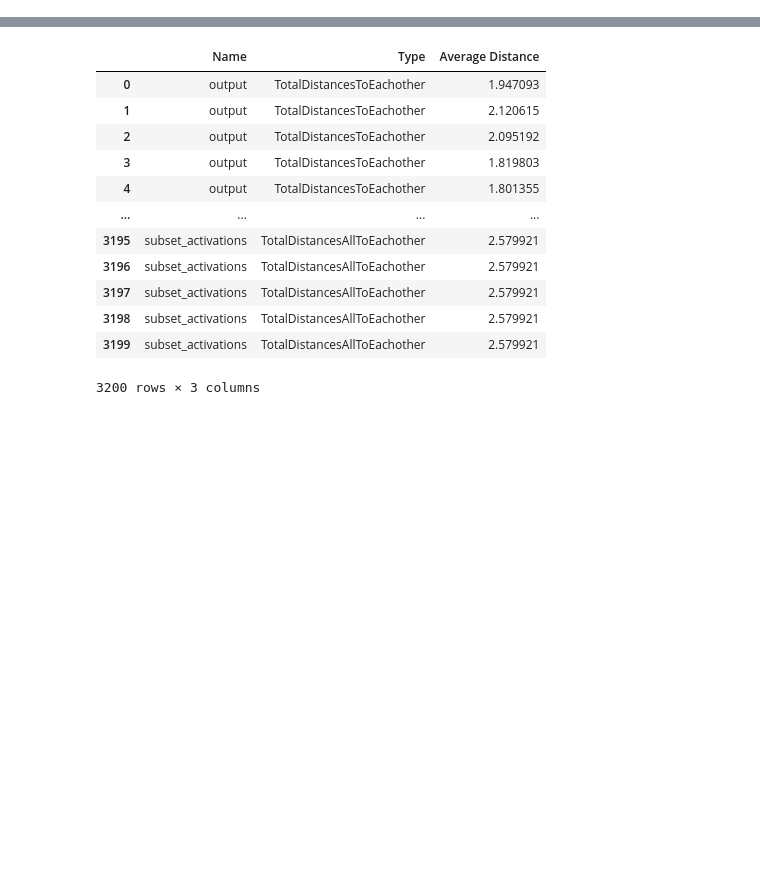
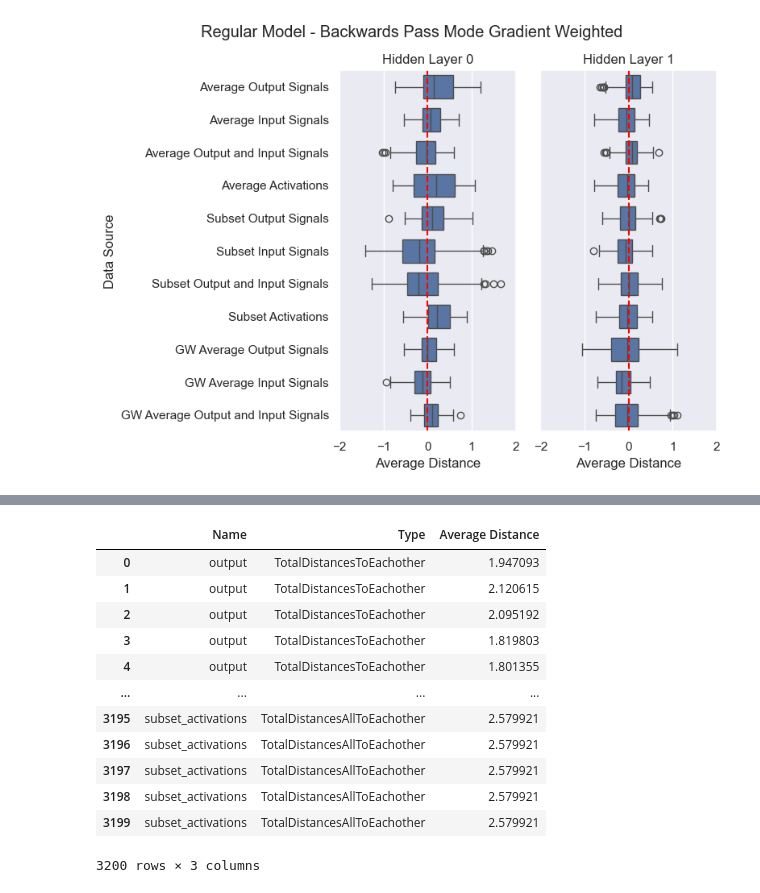
Before and after one commit to Razzorior/MARKUS_python, a Jupyter notebook: plot_creator.ipynb, the cells around one changed output, grey strips where cells are left out. Drawn from its saved outputs; the diff is of its cells as text; code cells hidden in the pictures; blank space fills up the shorter version.

Commit message:
Final Push for thesis version. Precalculations are not pushed, as the exeed size limit.

```diff
--- a/plot_creator.ipynb
+++ b/plot_creator.ipynb
@@ -22,0 +23,82 @@ dict_keys(['Name', 'Iteration', 'Class', 'PositionsPerHiddenLayer', 'TotalDistan
+# %%
+import pandas as pd
+import seaborn as sns
+import matplotlib.pyplot as plt
+import json
+import os
+
+# Defining JSON File path
+unity_path = "~/MARKUS/Assets/Experiments/"
+file_name = "BPEXPRegularModelGradientWeighted.json"
+file_path = unity_path + file_name
+file_path = os.path.expanduser(file_path)
+
+with open(file_path, 'r') as f:
+    data = json.load(f)
+
+# Process data for Layer 0
+filtered_data_layer_0 = []
+for elem in data:
+    average_dist = elem["TotalDistancesAllNeuronsToEachother"]
+    elem["TotalDistancesToEachother"] -= average_dist
+    if elem["Layer"] == 0:
+        filtered_data_layer_0.append(elem)
+
+df_layer_0 = pd.DataFrame(filtered_data_layer_0)
+
+# Process data for Layer 1
+filtered_data_layer_1 = []
+for elem in data:
+    if elem["Layer"] == 1:
+        filtered_data_layer_1.append(elem)
+
+df_layer_1 = pd.DataFrame(filtered_data_layer_1)
+
+# Melting the data to prepare for seaborn plotting
+df_melted_layer_0 = df_layer_0.melt(id_vars=["Name", "Iteration", "Class", "Layer"],
+                                   value_vars=["TotalDistancesToEachother"],
+                                   var_name="DistanceType", value_name="Distance")
+
+df_melted_layer_1 = df_layer_1.melt(id_vars=["Name", "Iteration", "Class", "Layer"],
+                                   value_vars=["TotalDistancesToEachother"],
+                                   var_name="DistanceType", value_name="Distance")
+
+
+# Set the figure size
+sns.set(rc={"figure.figsize": (8, 6)})
+
+# Set the figure size
+fig, axes = plt.subplots(1, 2, sharey=True)
+
+
+# Boxplot with rotated axes for Layer 0
+sns.boxplot(data=df_melted_layer_0, y="Name", x="Distance", hue="DistanceType", orient='h', width=0.7, dodge=True, ax=axes[0])
+axes[0].axvline(x=0, color='red', linestyle='--')  # Add vertical red line at x=0
+axes[0].set_ylabel("Data Source")
+axes[0].set_xlabel("Average Distance")
+axes[0].set_title("Hidden Layer 0")
+axes[0].legend_.remove()
+
+labels = ['Average Output Signals', 'Average Input Signals', 'Average Output and Input Signals', 'Average Activations', 'Subset Output Signals', 'Subset Input Signals', 'Subset Output and Input Signals', 'Subset Activations', 'GW Average Output Signals', 'GW Average Input Signals', 'GW Average Output and Input Signals']
+
+axes[0].set_yticklabels(labels)
+
+# Boxplot with rotated axes for Layer 1
+sns.boxplot(data=df_melted_layer_1, y="Name", x="Distance", hue="DistanceType", orient='h', width=0.7, dodge=True, ax=axes[1])
+axes[1].axvline(x=0, color='red', linestyle='--')  # Add vertical red line at x=0
+axes[1].set_ylabel("")  # Hide y-axis label to avoid repetition
+axes[1].set_xlabel("Average Distance")
+axes[1].set_title("Hidden Layer 1")
+axes[1].legend_.remove()
+
+x_min, x_max = -2, 2
+for ax in axes:
+    ax.set_xlim(x_min, x_max)
+
+
+plt.tight_layout(rect=[0, 0.03, 1, 0.95])
+plt.suptitle("Regular Model - Backwards Pass Mode Gradient Weighted")
+plt.savefig("NL-Regular_GW.png", dpi=300, bbox_inches='tight')
+plt.show()
+# %% [output]
+[figure, added]
```
Also changed, not shown: parts of 8 cells of this notebook, 40 other files.
